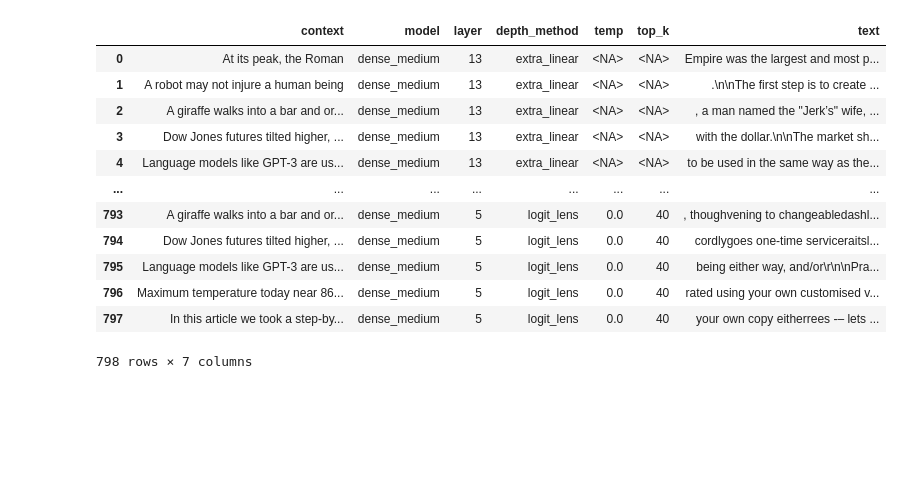
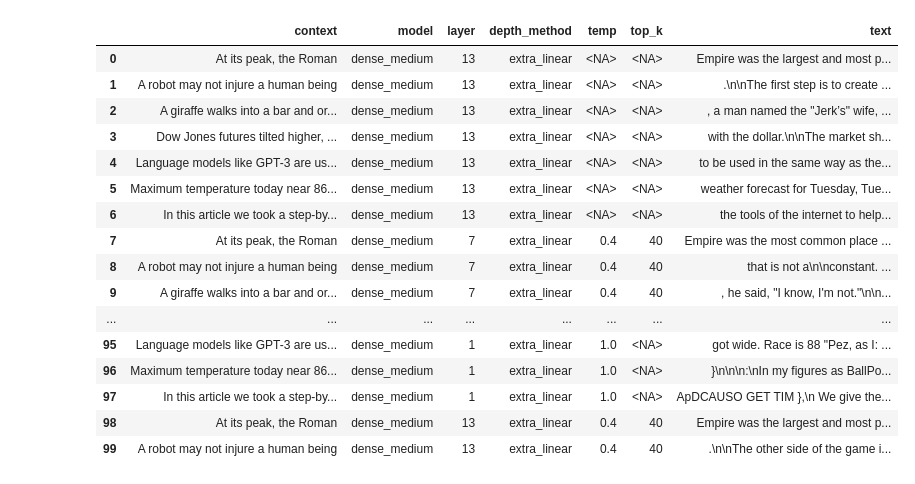
Before and after one commit to igor0/gpt-neox, a Jupyter notebook: notebooks/Sampling.ipynb, the cells around one changed output. Drawn from its saved outputs; the diff is of its cells as text; code cells hidden in the pictures; blank space fills up the shorter version.

```diff
--- a/notebooks/Sampling.ipynb
+++ b/notebooks/Sampling.ipynb
@@ -9,8 +9,8 @@ from collections import OrderedDict
 class sampling_dir:
     # dense_medium.logit_lens.24.sample_output.temp0_4.topk_40.txt
     rgx_toplevel = re.compile("^([^.]*)\.([^.]*).(\d*)\.sample_output(.*)\.txt$")
-    rgx_temp = re.compile("^temp(\d*)")
-    rgx_topk = re.compile("^topk_([0-9_]*)$")
+    rgx_temp = re.compile("^temp([0-9_]*)$")
+    rgx_topk = re.compile("^topk_(\d*)$")
 
     #model_dtype = pd.CategoricalDtype(models.all, ordered=True)
 
@@ -62,6 +62,7 @@ class sampling_dir:
                     lines = [line for line in jsonlines.Reader(f)]
                 except Exception as e:
                     print("WARNING: cannot load file '{}'".format(file_path))
+                    print(e)
                     continue
 
             for result_json in lines:
@@ -74,7 +75,6 @@ class sampling_dir:
                 dict_list.append(record)
 
         res = pd.json_normalize(dict_list)
-        print(res)
 
         def set_col_type(col_name, t):
             if col_name in res:
@@ -108,17 +90,21 @@ WARNING: cannot load file '/mnt/ssd-1/igor/gpt-neox/sampling/dense_medium.extra_
 # %%
 #'context', 'text', 'length', 'finished', 'message', 'duration_seconds', 'path', 'model', 'layer', 'depth_method', 'temp', 'top_k'
-df[["context", "model", "layer", "depth_method", "temp", "top_k", "text"]]
+df[["context", "model", "layer", "depth_method", "temp", "top_k", "text"]].head(100)
 # %% [output]
 |  | context | model | layer | depth_method | temp | top_k | text |
 | 0 | At its peak, the Roman | dense_medium | 13 | extra_linear | <NA> | <NA> | Empire was the largest and most p... |
 | 1 | A robot may not injure a human being | dense_medium | 13 | extra_linear | <NA> | <NA> | .\n\nThe first step is to create ... |
 | 2 | A giraffe walks into a bar and or... | dense_medium | 13 | extra_linear | <NA> | <NA> | , a man named the "Jerk’s" wife, ... |
 | 3 | Dow Jones futures tilted higher, ... | dense_medium | 13 | extra_linear | <NA> | <NA> | with the dollar.\n\nThe market sh... |
 | 4 | Language models like GPT-3 are us... | dense_medium | 13 | extra_linear | <NA> | <NA> | to be used in the same way as the... |
+| 5 | Maximum temperature today near 86... | dense_medium | 13 | extra_linear | <NA> | <NA> | weather forecast for Tuesday, Tue... |
+| 6 | In this article we took a step-by... | dense_medium | 13 | extra_linear | <NA> | <NA> | the tools of the internet to help... |
+| 7 | At its peak, the Roman | dense_medium | 7 | extra_linear | 0.4 | 40 | Empire was the most common place ... |
+| 8 | A robot may not injure a human being | dense_medium | 7 | extra_linear | 0.4 | 40 | that is not a\n\nconstant. ... |
+| 9 | A giraffe walks into a bar and or... | dense_medium | 7 | extra_linear | 0.4 | 40 | , he said, "I know, I'm not."\n\n... |
 | ... | ... | ... | ... | ... | ... | ... | ... |
-| 793 | A giraffe walks into a bar and or... | dense_medium | 5 | logit_lens | 0.0 | 40 | , thoughvening to changeabledashl... |
-| 794 | Dow Jones futures tilted higher, ... | dense_medium | 5 | logit_lens | 0.0 | 40 | cordlygoes one-time serviceraitsl... |
-| 795 | Language models like GPT-3 are us... | dense_medium | 5 | logit_lens | 0.0 | 40 | being either way, and/or\r\n\nPra... |
-| 796 | Maximum temperature today near 86... | dense_medium | 5 | logit_lens | 0.0 | 40 | rated using your own customised v... |
-| 797 | In this article we took a step-by... | dense_medium | 5 | logit_lens | 0.0 | 40 | your own copy eitherrees -– lets ... |
+| 95 | Language models like GPT-3 are us... | dense_medium | 1 | extra_linear | 1.0 | <NA> | got wide. Race is 88 "Pez, as I: ... |
+| 96 | Maximum temperature today near 86... | dense_medium | 1 | extra_linear | 1.0 | <NA> | }\n\n\n:\nIn my figures as BallPo... |
+| 97 | In this article we took a step-by... | dense_medium | 1 | extra_linear | 1.0 | <NA> | ApDCAUSO GET TIM },\n We give the... |
+| 98 | At its peak, the Roman | dense_medium | 13 | extra_linear | 0.4 | 40 | Empire was the largest and most p... |
+| 99 | A robot may not injure a human being | dense_medium | 13 | extra_linear | 0.4 | 40 | .\n\nThe other side of the game i... |
-798 rows × 7 columns
```
Also changed, not shown: parts of 5 cells of this notebook.
